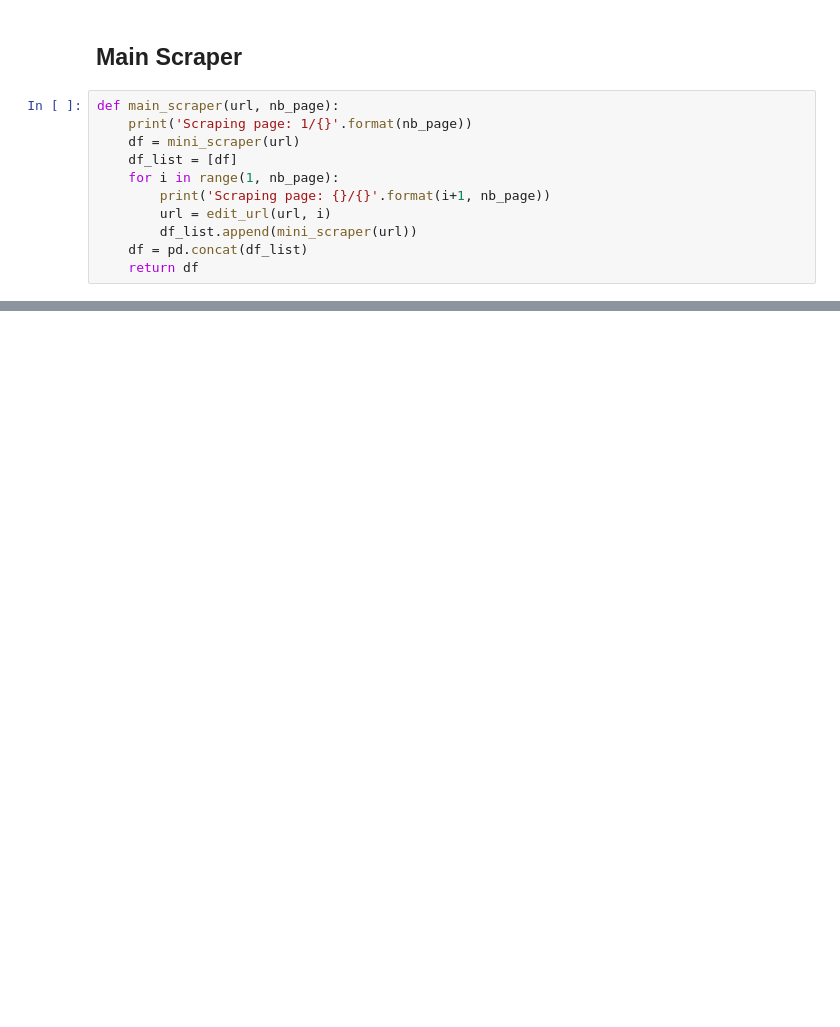
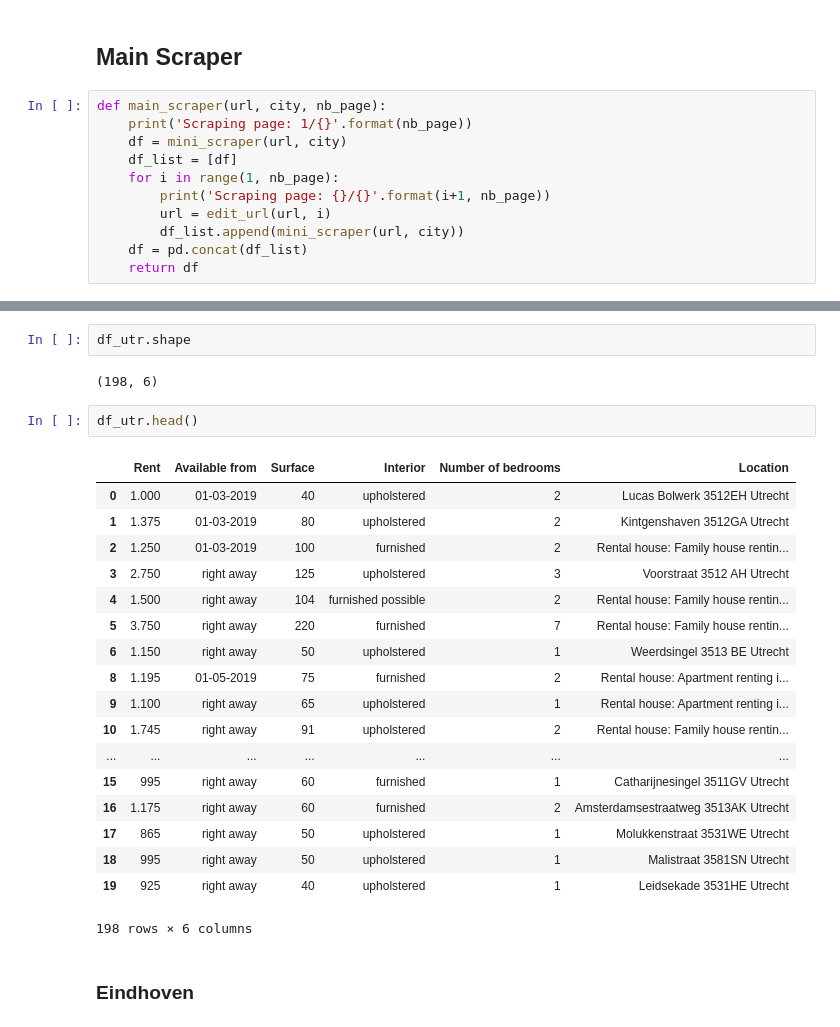
Before and after one commit to GuillaumeCorda/Web_Scraping, a Jupyter notebook: scraper_apartments.ipynb, the cells around one changed output, grey strips where cells are left out. Drawn from its saved outputs; the diff is of its cells as text; blank space fills up the shorter version.

```diff
--- a/scraper_apartments.ipynb
+++ b/scraper_apartments.ipynb
@@ -162,13 +174,13 @@ Scraping url 20/20
 # %% [markdown]
 ## Main Scraper
 # %%
-def main_scraper(url, nb_page):
+def main_scraper(url, city, nb_page):
     print('Scraping page: 1/{}'.format(nb_page))
-    df = mini_scraper(url)
+    df = mini_scraper(url, city)
     df_list = [df]
     for i in range(1, nb_page):
         print('Scraping page: {}/{}'.format(i+1, nb_page))
         url = edit_url(url, i)
-        df_list.append(mini_scraper(url))
+        df_list.append(mini_scraper(url, city))
     df = pd.concat(df_list)
     return df
@@ -189,0 +334,27 @@ Scraping url 20/20
+# %%
+df_utr.shape
+# %% [output]
+(198, 6)
+# %%
+df_utr.head()
+# %% [output]
+|  | Rent | Available from | Surface | Interior | Number of bedrooms | Location |
+| 0 | 1.000 | 01-03-2019 | 40 | upholstered | 2 | Lucas Bolwerk 3512EH Utrecht |
+| 1 | 1.375 | 01-03-2019 | 80 | upholstered | 2 | Kintgenshaven 3512GA Utrecht |
+| 2 | 1.250 | 01-03-2019 | 100 | furnished | 2 | Rental house: Family house rentin... |
+| 3 | 2.750 | right away | 125 | upholstered | 3 | Voorstraat 3512 AH Utrecht |
+| 4 | 1.500 | right away | 104 | furnished possible | 2 | Rental house: Family house rentin... |
+| 5 | 3.750 | right away | 220 | furnished | 7 | Rental house: Family house rentin... |
+| 6 | 1.150 | right away | 50 | upholstered | 1 | Weerdsingel 3513 BE Utrecht |
+| 8 | 1.195 | 01-05-2019 | 75 | furnished | 2 | Rental house: Apartment renting i... |
+| 9 | 1.100 | right away | 65 | upholstered | 1 | Rental house: Apartment renting i... |
+| 10 | 1.745 | right away | 91 | upholstered | 2 | Rental house: Family house rentin... |
+| ... | ... | ... | ... | ... | ... | ... |
+| 15 | 995 | right away | 60 | furnished | 1 | Catharijnesingel 3511GV Utrecht |
+| 16 | 1.175 | right away | 60 | furnished | 2 | Amsterdamsestraatweg 3513AK Utrecht |
+| 17 | 865 | right away | 50 | upholstered | 1 | Molukkenstraat 3531WE Utrecht |
+| 18 | 995 | right away | 50 | upholstered | 1 | Malistraat 3581SN Utrecht |
+| 19 | 925 | right away | 40 | upholstered | 1 | Leidsekade 3531HE Utrecht |
+198 rows × 6 columns
+# %% [markdown]
+### Eindhoven
```
Also changed, not shown: parts of 39 cells of this notebook.
